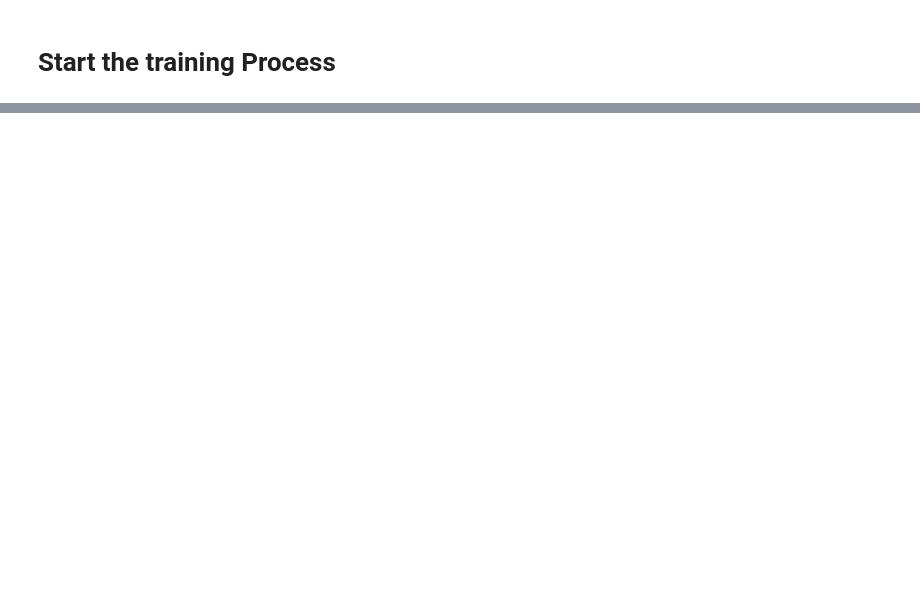
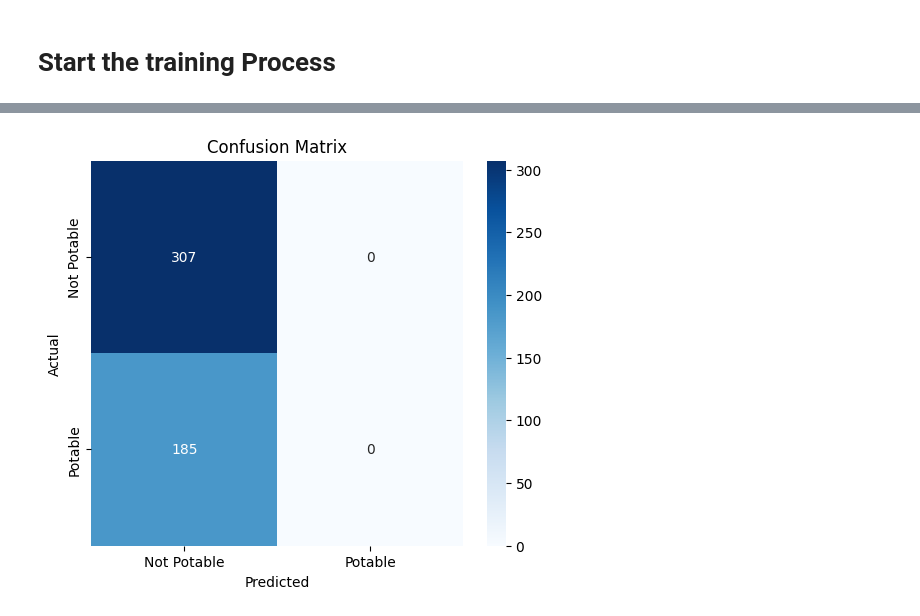
Before and after one commit to nkubana0/Water-Quality-Model---Peer-Group-11, a Jupyter notebook: Group11_Water_Quality_Model.ipynb, the cells around one changed output, grey strips where cells are left out. Cells and saved outputs as stored; diff of their text form; code cells hidden in the pictures; blank space fills up the shorter version.

Commit message:
Added model, also implemented a confusion matrix

```diff
--- a/Group11_Water_Quality_Model.ipynb
+++ b/Group11_Water_Quality_Model.ipynb
@@ -235,0 +238,25 @@ early_stopping = EarlyStopping(monitor='val_loss', patience=10, restore_best_wei
+# %%
+#Model Definition by member 5
+def owen_adagrad_dropout_model():
+
+    model = Sequential([
+        Dense(64, activation='relu', input_shape=(X_train_scaled.shape[1],), kernel_regularizer=l2(0.01)),
+        Dropout(0.3),
+        Dense(32, activation='relu', kernel_regularizer=l2(0.01)),
+        Dropout(0.3),
+        Dense(16, activation='relu', kernel_regularizer=l2(0.01)),
+        Dense(1, activation='sigmoid')  # No regularization on the output layer
+    ])
+
+    #optimizer
+    optimizer = tf.keras.optimizers.Adagrad(learning_rate=0.005)
+
+    # Compile the model
+    model.compile(optimizer=optimizer, loss='binary_crossentropy', metrics=['accuracy'])
+    model.summary()
+
+    return model
+
+
+model = owen_adagrad_dropout_model()
+early_stopping = EarlyStopping(monitor='val_loss', patience=3, restore_best_weights=True)
@@ -265,0 +331,15 @@ print(classification_report(y_test, y_pred, target_names=['Not Potable', 'Potabl
+# %%
+#Confusion Matrix
+y_pred = (model.predict(X_test_scaled) > 0.5).astype(int)
+
+# Compute confusion matrix
+cm = confusion_matrix(y_test, y_pred)
+
+# Plot confusion matrix
+plt.figure(figsize=(6, 5))
+sns.heatmap(cm, annot=True, fmt='d', cmap='Blues', xticklabels=['Not Potable', 'Potable'], yticklabels=['Not Potable', 'Potable'])
+plt.title('Confusion Matrix')
+plt.xlabel('Predicted')
+plt.ylabel('Actual')
+plt.show()
+# %% [output]
@@ -265,0 +347 @@ print(classification_report(y_test, y_pred, target_names=['Not Potable', 'Potabl
+[figure, added]
```
Also changed, not shown: parts of 7 cells of this notebook.
